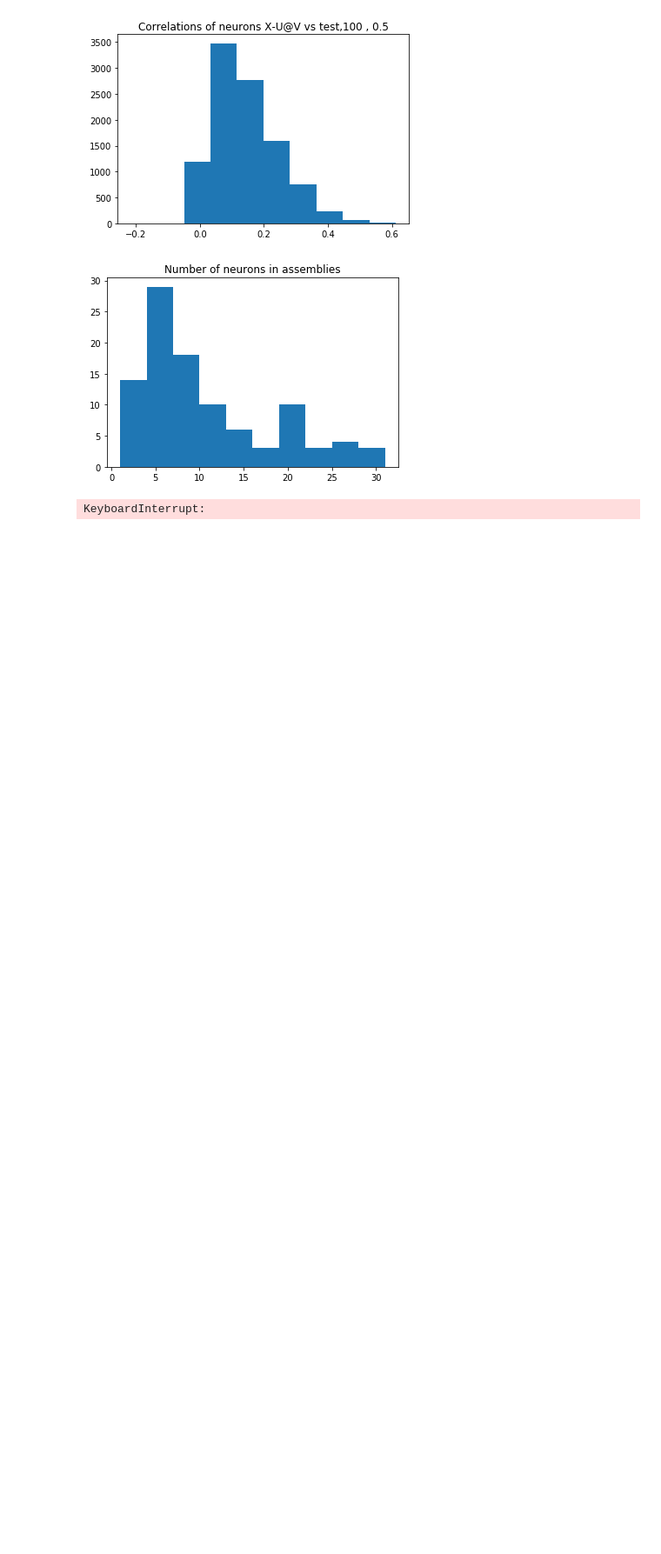
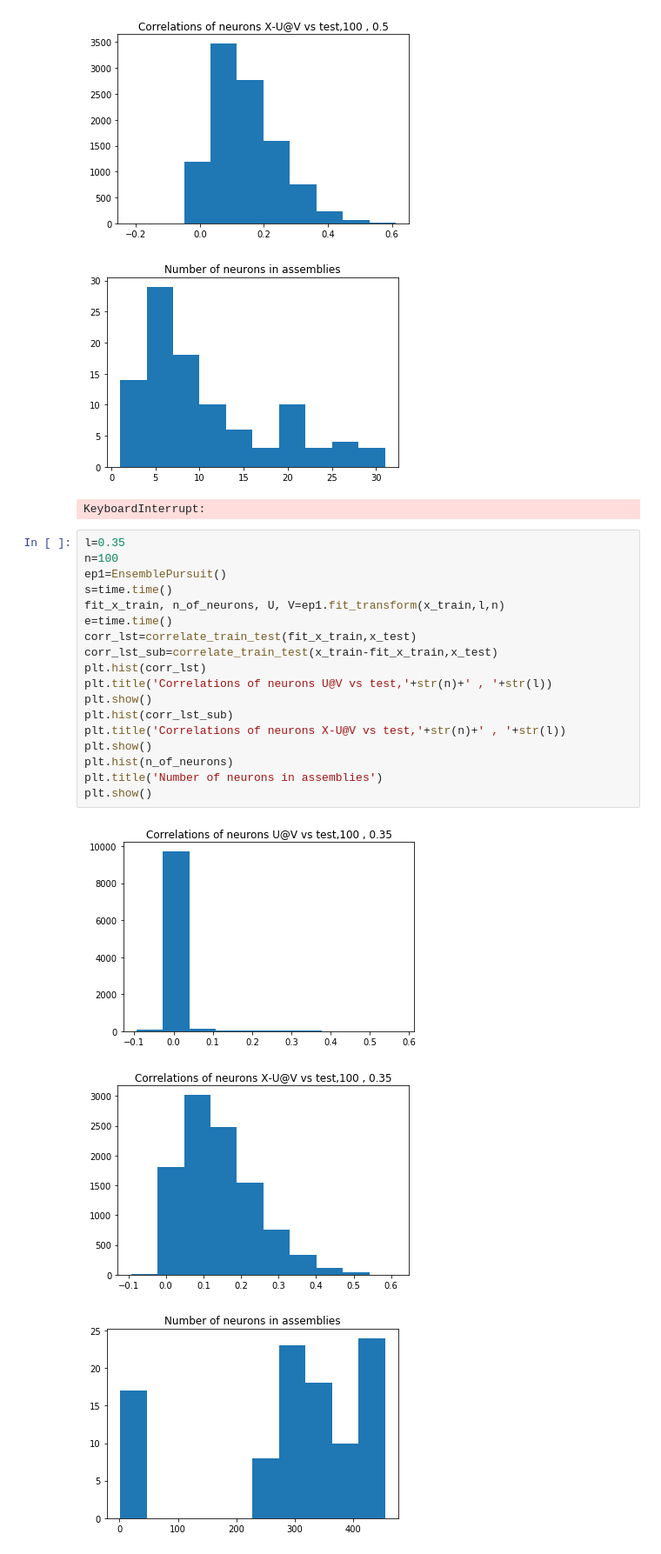
Before and after one commit to MouseLand/EnsemblePursuit, a Jupyter notebook: EnsemblePursuitInitial.ipynb, the cells around one changed output. Shown at 87% size. Cells and saved outputs as stored; diff of their text form; blank space fills up the shorter version.

Commit message:
Adding more plots

```diff
--- a/EnsemblePursuitInitial.ipynb
+++ b/EnsemblePursuitInitial.ipynb
@@ -202,3 +202,25 @@ np.save('times.npy',fit_time_lst)
 [figure]
 [figure]
 KeyboardInterrupt:
+# %%
+l=0.35
+n=100
+ep1=EnsemblePursuit()
+s=time.time()
+fit_x_train, n_of_neurons, U, V=ep1.fit_transform(x_train,l,n)
+e=time.time()
+corr_lst=correlate_train_test(fit_x_train,x_test)
+corr_lst_sub=correlate_train_test(x_train-fit_x_train,x_test)
+plt.hist(corr_lst)
+plt.title('Correlations of neurons U@V vs test,'+str(n)+' , '+str(l))
+plt.show()
+plt.hist(corr_lst_sub)
+plt.title('Correlations of neurons X-U@V vs test,'+str(n)+' , '+str(l))
+plt.show()
+plt.hist(n_of_neurons)
+plt.title('Number of neurons in assemblies')
+plt.show()
+# %% [output]
+[figure, added]
+[figure, added]
+[figure, added]
```
